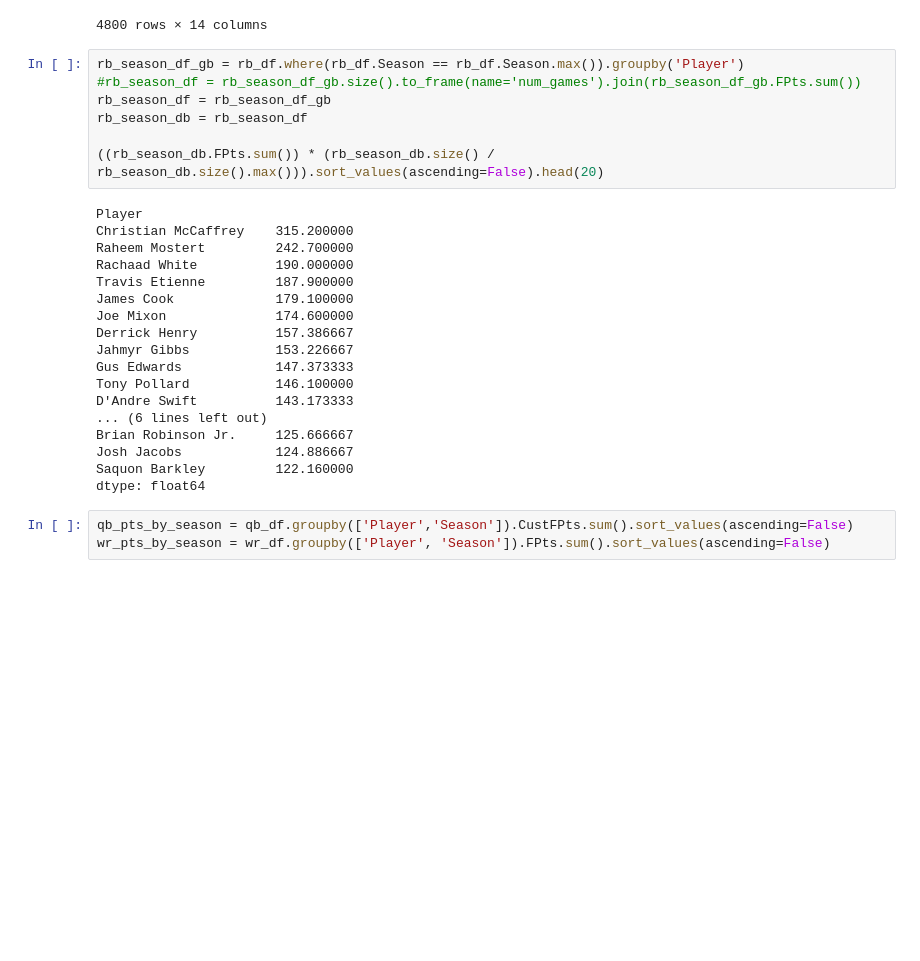
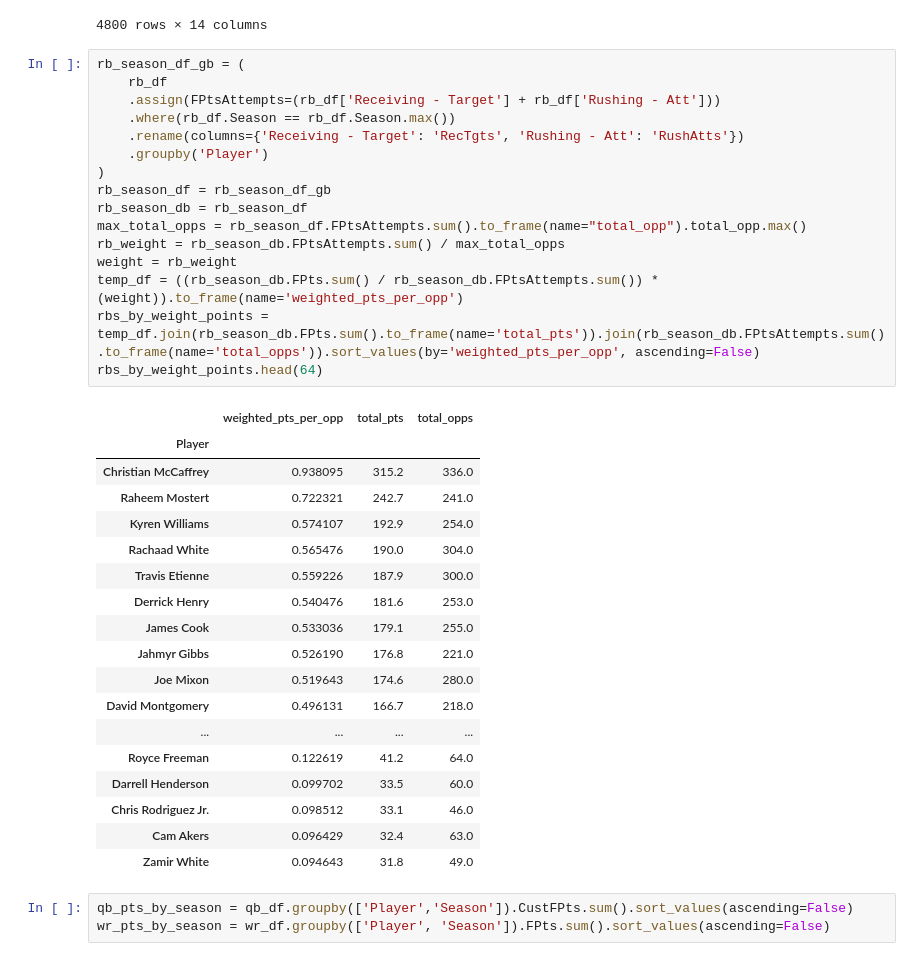
Before and after one commit to wspurgin/fantasy_football_stats, a Jupyter notebook: Fantasy Football Defense Stat Scrapper.ipynb, the cells around one changed output. Saved outputs shown, nothing was run; the diff lists cells and outputs as text; blank space fills up the shorter version.

```diff
--- a/Fantasy Football Defense Stat Scrapper.ipynb
+++ b/Fantasy Football Defense Stat Scrapper.ipynb
@@ -540,31 +540,41 @@ rb_df
 | 4798 | Travis Etienne | JAC | 1.0 | 6.0 | 12.0 | 0.0 | 3.0 | ... |
 | 4799 | Tyler Goodson | IND | 1.0 | 1.0 | 15.0 | 0.0 | 2.0 | ... |
 4800 rows × 14 columns
-# %%
-rb_season_df_gb = rb_df.where(rb_df.Season == rb_df.Season.max()).groupby('Player')
-#rb_season_df = rb_season_df_gb.size().to_frame(name='num_games').join(rb_season_df_gb.FPts.sum())
-rb_season_df = rb_season_df_gb
-rb_season_db = rb_season_df
-
-((rb_season_db.FPts.sum()) * (rb_season_db.size() / rb_season_db.size().max())).sort_values(ascending=False).head(20)
-# %% [output]
-Player
-Christian McCaffrey    315.200000
-Raheem Mostert         242.700000
-Rachaad White          190.000000
-Travis Etienne         187.900000
-James Cook             179.100000
-Joe Mixon              174.600000
-Derrick Henry          157.386667
-Jahmyr Gibbs           153.226667
-Gus Edwards            147.373333
-Tony Pollard           146.100000
-D'Andre Swift          143.173333
-... (6 lines left out)
-Brian Robinson Jr.     125.666667
-Josh Jacobs            124.886667
-Saquon Barkley         122.160000
-dtype: float64
+# %%
+rb_season_df_gb = (
+    rb_df
+    .assign(FPtsAttempts=(rb_df['Receiving - Target'] + rb_df['Rushing - Att']))
+    .where(rb_df.Season == rb_df.Season.max())
+    .rename(columns={'Receiving - Target': 'RecTgts', 'Rushing - Att': 'RushAtts'})
+    .groupby('Player')
+)
+rb_season_df = rb_season_df_gb
+rb_season_db = rb_season_df
+max_total_opps = rb_season_df.FPtsAttempts.sum().to_frame(name="total_opp").total_opp.max()
+rb_weight = rb_season_db.FPtsAttempts.sum() / max_total_opps
+weight = rb_weight
+temp_df = ((rb_season_db.FPts.sum() / rb_season_db.FPtsAttempts.sum()) * (weight)).to_frame(name='weighted_pts_per_opp')
+rbs_by_weight_points = temp_df.join(rb_season_db.FPts.sum().to_frame(name='total_pts')).join(rb_season_db.FPtsAttempts.sum().to_frame(name='total_opps')).sort_values(by='weighted_pts_per_opp', ascending=False)
+rbs_by_weight_points.head(64)
+# %% [output]
+|  | weighted_pts_per_opp | total_pts | total_opps |
+| Player |  |  |  |
+| Christian McCaffrey | 0.938095 | 315.2 | 336.0 |
+| Raheem Mostert | 0.722321 | 242.7 | 241.0 |
+| Kyren Williams | 0.574107 | 192.9 | 254.0 |
+| Rachaad White | 0.565476 | 190.0 | 304.0 |
+| Travis Etienne | 0.559226 | 187.9 | 300.0 |
+| Derrick Henry | 0.540476 | 181.6 | 253.0 |
+| James Cook | 0.533036 | 179.1 | 255.0 |
+| Jahmyr Gibbs | 0.526190 | 176.8 | 221.0 |
+| Joe Mixon | 0.519643 | 174.6 | 280.0 |
+| David Montgomery | 0.496131 | 166.7 | 218.0 |
+| ... | ... | ... | ... |
+| Royce Freeman | 0.122619 | 41.2 | 64.0 |
+| Darrell Henderson | 0.099702 | 33.5 | 60.0 |
+| Chris Rodriguez Jr. | 0.098512 | 33.1 | 46.0 |
+| Cam Akers | 0.096429 | 32.4 | 63.0 |
+| Zamir White | 0.094643 | 31.8 | 49.0 |
 # %%
 qb_pts_by_season = qb_df.groupby(['Player','Season']).CustFPts.sum().sort_values(ascending=False)
 wr_pts_by_season = wr_df.groupby(['Player', 'Season']).FPts.sum().sort_values(ascending=False)
```
Also changed, not shown: parts of 4 cells of this notebook.
